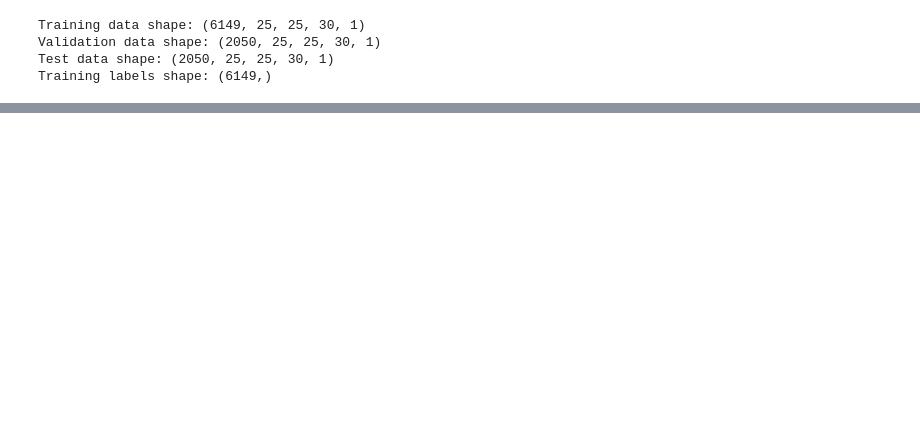
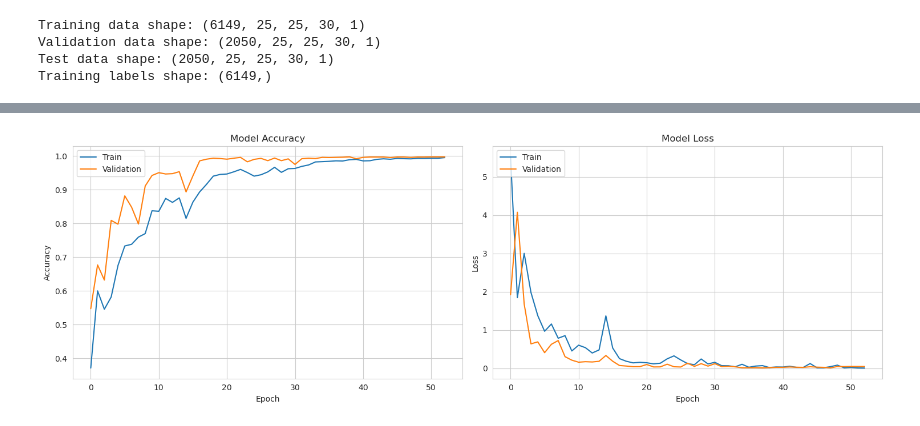
Before and after one commit to Yajush-afk/backend-farmGuard, a Jupyter notebook: notebooks/hybridSN_baseline_model.ipynb, the cells around one changed output, grey strips where cells are left out. Drawn from its saved outputs; the diff is of its cells as text; code cells hidden in the pictures; blank space fills up the shorter version.

```diff
--- a/notebooks/hybridSN_baseline_model.ipynb
+++ b/notebooks/hybridSN_baseline_model.ipynb
@@ -76,15 +74,15 @@ Class 15: 6.86
 # %%
 def create_hybridsn_model(input_shape, num_classes):
     input_layer = Input(shape=input_shape)
-    x = Conv3D(filters=8, kernel_size=(3, 3, 7), activation='relu')(input_layer)
+    x = Conv3D(filters=8, kernel_size=(3, 3, 7), activation='relu', padding='same')(input_layer)
     x = BatchNormalization()(x)
-    x = Conv3D(filters=16, kernel_size=(3, 3, 5), activation='relu')(x)
+    x = Conv3D(filters=16, kernel_size=(3, 3, 5), activation='relu', padding='same')(x)
     x = BatchNormalization()(x)
     shape = x.shape
     x = Reshape((shape[1], shape[2], shape[3] * shape[4]))(x)
-    x = Conv2D(filters=32, kernel_size=(3, 3), activation='relu')(x)
+    x = Conv2D(filters=32, kernel_size=(3, 3), activation='relu', padding='same')(x)
     x = BatchNormalization()(x)
-    x = Conv2D(filters=64, kernel_size=(3, 3), activation='relu')(x)
+    x = Conv2D(filters=64, kernel_size=(3, 3), activation='relu', padding='same')(x)
     x = BatchNormalization()(x)
     x = Flatten()(x)
     x = Dense(256, activation='relu')(x)
@@ -94,9 +92,11 @@ def create_hybridsn_model(input_shape, num_classes):
     output_layer = Dense(num_classes, activation='softmax')(x)
     model = Model(inputs=input_layer, outputs=output_layer)
     return model
+
 input_shape = (X_train.shape[1], X_train.shape[2], X_train.shape[3], 1)
 num_classes = len(np.unique(y_train))
 model = create_hybridsn_model(input_shape, num_classes)
+
 model.summary()
 # %% [output]
 WARNING: All log messages before absl::InitializeLog() is called are written to STDERR
@@ -131,21 +131,31 @@ model.compile(
     metrics=['accuracy']
 )
 # %%
+import os
+from tensorflow.keras.callbacks import ReduceLROnPlateau#type:ignore
+os.makedirs('../models', exist_ok=True)
 callbacks = [
-    EarlyStopping(monitor='val_loss', patience=15, restore_best_weights=True),
+    EarlyStopping(monitor='val_loss', patience=15, restore_best_weights=True, verbose=1),
     ModelCheckpoint(
         filepath='../models/hybridsn_baseline_best.h5',
         monitor='val_accuracy',
         save_best_only=True,
         mode='max',
         verbose=1
+    ),
+    ReduceLROnPlateau(
+        monitor='val_loss',
+        factor=0.5,
+        patience=5,
+        min_lr=1e-7,
+        verbose=1
     )
 ]
 # %%
 history = model.fit(
     X_train, y_train,
     batch_size=32,
-    epochs=100,
+    epochs=200,
     validation_data=(X_val, y_val),
     class_weight=class_weights,
     callbacks=callbacks,
@@ -161,0 +211,21 @@ Detected at node compile_loss/sparse_categorical_crossentropy/SparseSoftmaxCross
+# %%
+fig, (ax1, ax2) = plt.subplots(1, 2, figsize=(15, 5))
+
+ax1.plot(history.history['accuracy'])
+ax1.plot(history.history['val_accuracy'])
+ax1.set_title('Model Accuracy')
+ax1.set_ylabel('Accuracy')
+ax1.set_xlabel('Epoch')
+ax1.legend(['Train', 'Validation'], loc='upper left')
+
+ax2.plot(history.history['loss'])
+ax2.plot(history.history['val_loss'])
+ax2.set_title('Model Loss')
+ax2.set_ylabel('Loss')
+ax2.set_xlabel('Epoch')
+ax2.legend(['Train', 'Validation'], loc='upper left')
+
+plt.tight_layout()
+plt.show()
+# %% [output]
+[figure, added]
```
Also changed, not shown: parts of 9 cells of this notebook.
